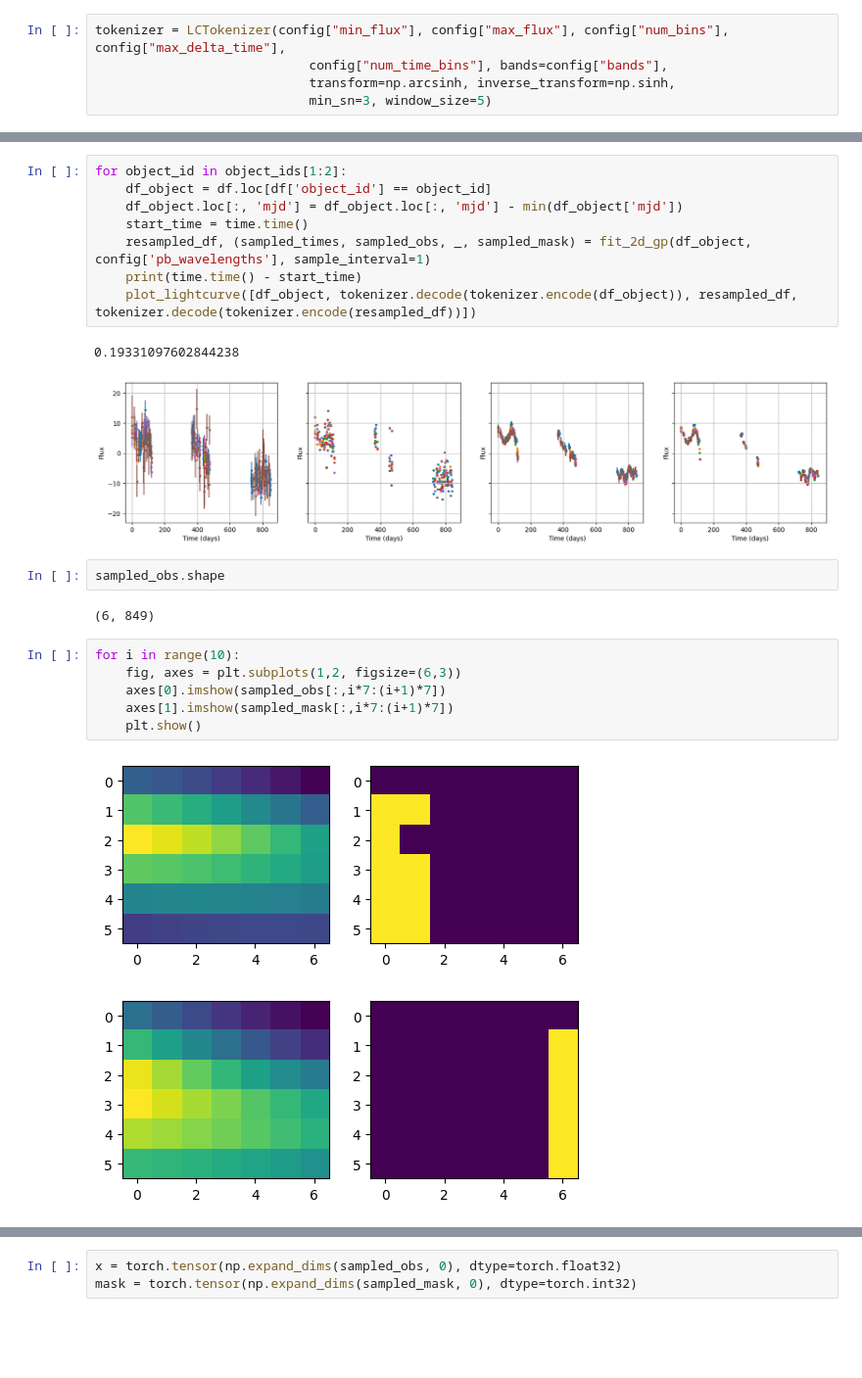
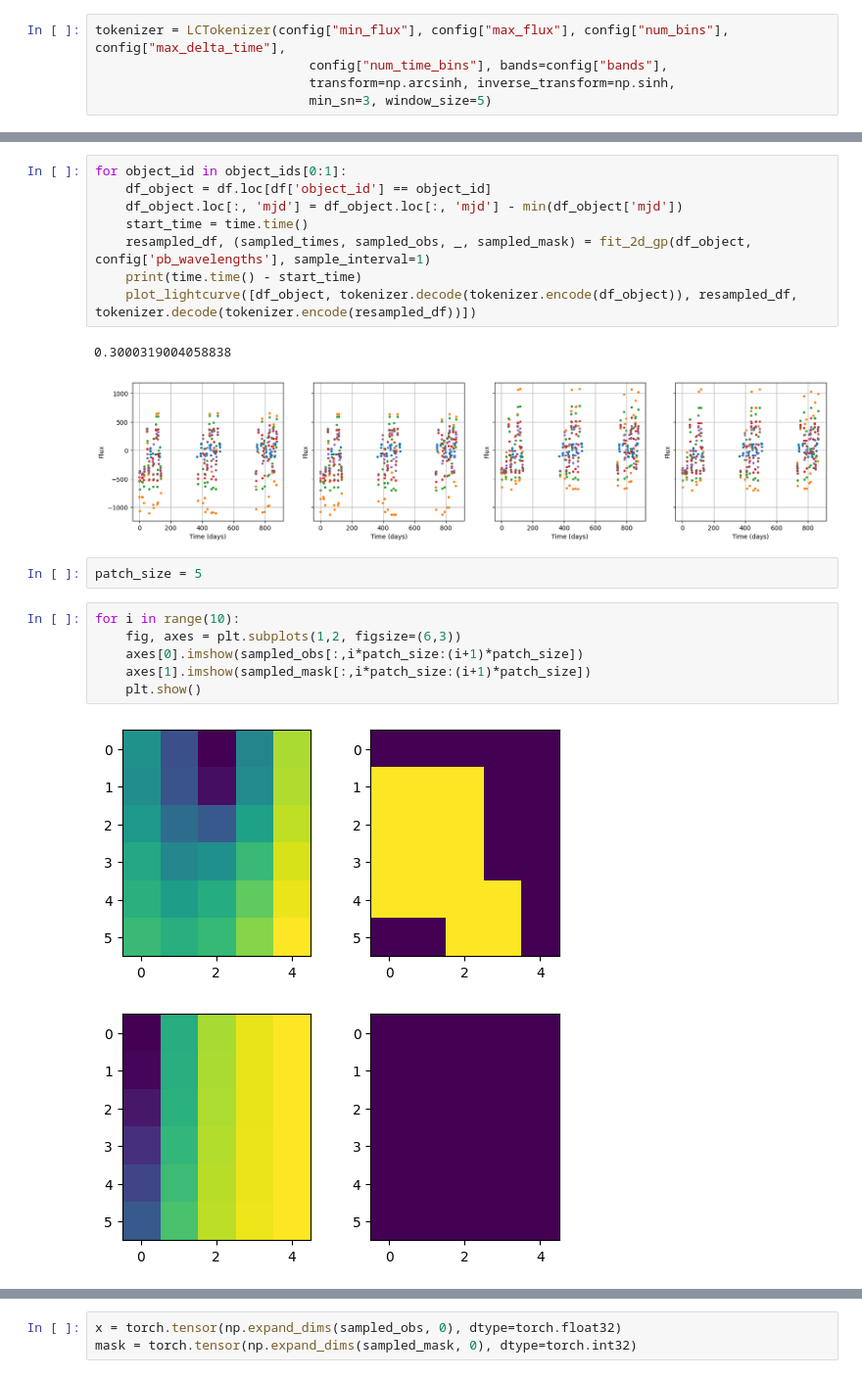
Before and after one commit to adammoss/gpt-ts, a Jupyter notebook: tokenizer.ipynb, the cells around one changed output, grey strips where cells are left out. Shown at 98% size. Drawn from its saved outputs; the diff is of its cells as text; blank space fills up the shorter version.

```diff
--- a/tokenizer.ipynb
+++ b/tokenizer.ipynb
@@ -33,5 +33,5 @@ print(time.time() - start_time)
 # %%
-for object_id in object_ids[1:2]:
+for object_id in object_ids[0:1]:
     df_object = df.loc[df['object_id'] == object_id]
     df_object.loc[:, 'mjd'] = df_object.loc[:, 'mjd'] - min(df_object['mjd'])
     start_time = time.time()
@@ -39,18 +39,16 @@ for object_id in object_ids[1:2]:
     print(time.time() - start_time)
     plot_lightcurve([df_object, tokenizer.decode(tokenizer.encode(df_object)), resampled_df, tokenizer.decode(tokenizer.encode(resampled_df))])
 # %% [output]
-0.19331097602844238
+0.3000319004058838
-[figure, old version]
+[figure, new version]
-# %%
-sampled_obs.shape
-# %% [output]
-(6, 849)
+# %%
+patch_size = 5
 # %%
 for i in range(10):
     fig, axes = plt.subplots(1,2, figsize=(6,3))
-    axes[0].imshow(sampled_obs[:,i*7:(i+1)*7])
-    axes[1].imshow(sampled_mask[:,i*7:(i+1)*7])
+    axes[0].imshow(sampled_obs[:,i*patch_size:(i+1)*patch_size])
+    axes[1].imshow(sampled_mask[:,i*patch_size:(i+1)*patch_size])
     plt.show()
 # %% [output]
-[figure, old version]
+[figure, new version]
-[figure, old version]
+[figure, new version]
```
Also changed, not shown: parts of 7 cells of this notebook, 3 other files.
